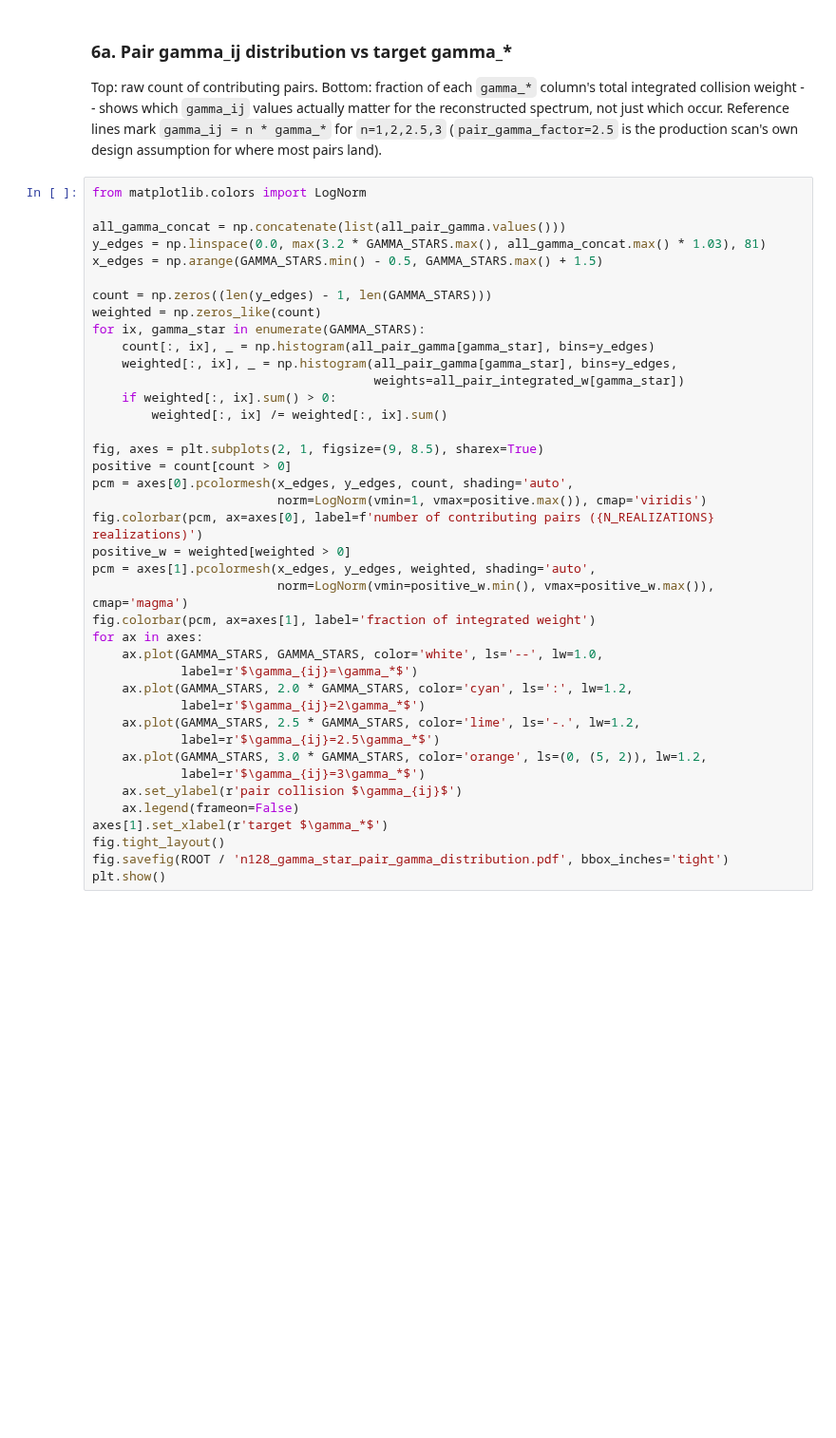
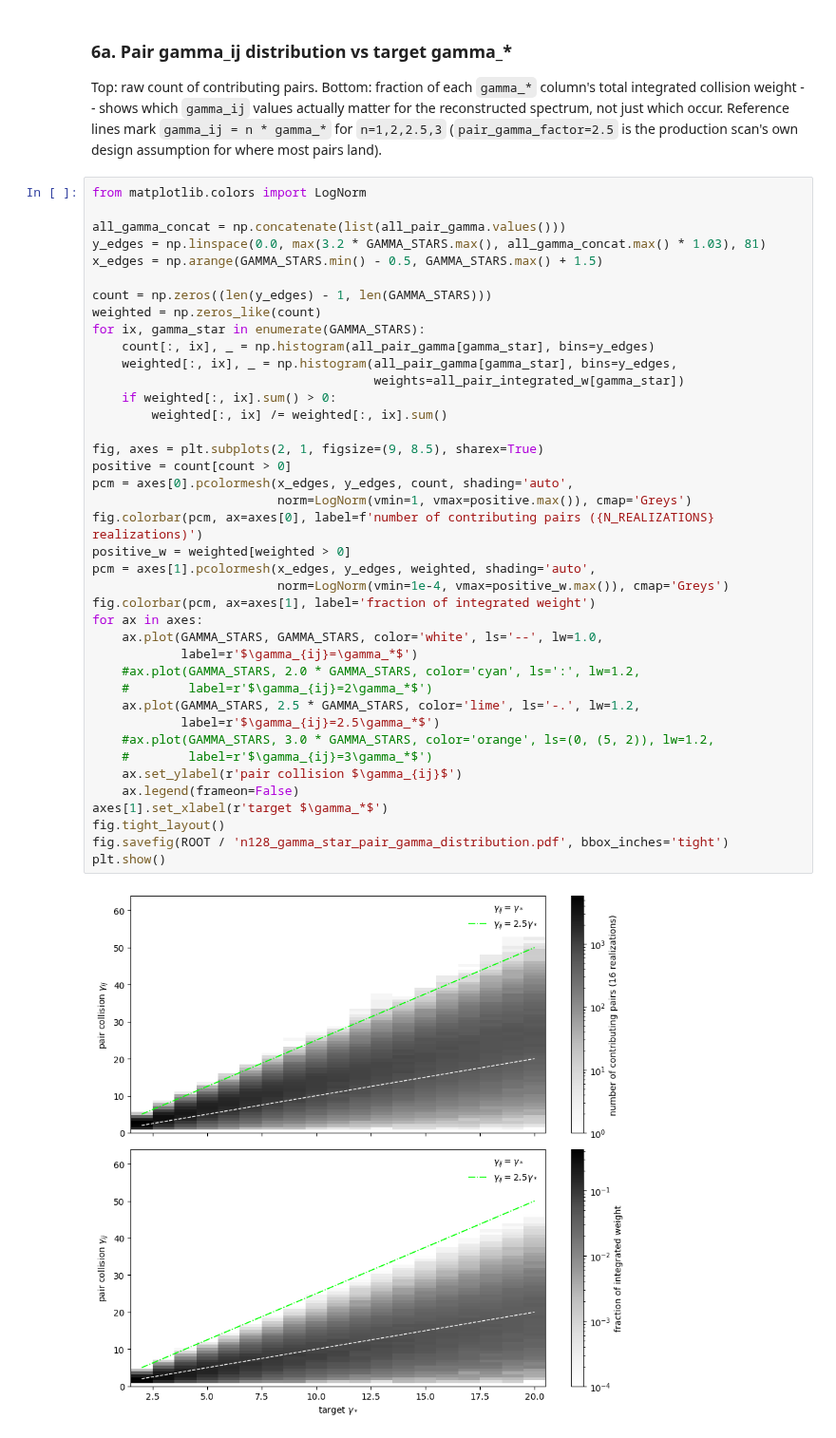
Before and after one commit to MSABuschmann/PhaseTransitionBuilder, a Jupyter notebook: notebooks/20_n128_gamma_star_family.ipynb, the cells around one changed output. Shown at 95% size. Saved outputs shown, nothing was run; the diff lists cells and outputs as text; blank space fills up the shorter version.

```diff
--- a/notebooks/20_n128_gamma_star_family.ipynb
+++ b/notebooks/20_n128_gamma_star_family.ipynb
@@ -419,37 +463,39 @@ all_gamma_concat = np.concatenate(list(all_pair_gamma.values()))
 y_edges = np.linspace(0.0, max(3.2 * GAMMA_STARS.max(), all_gamma_concat.max() * 1.03), 81)
 x_edges = np.arange(GAMMA_STARS.min() - 0.5, GAMMA_STARS.max() + 1.5)
 
 count = np.zeros((len(y_edges) - 1, len(GAMMA_STARS)))
 weighted = np.zeros_like(count)
 for ix, gamma_star in enumerate(GAMMA_STARS):
     count[:, ix], _ = np.histogram(all_pair_gamma[gamma_star], bins=y_edges)
     weighted[:, ix], _ = np.histogram(all_pair_gamma[gamma_star], bins=y_edges,
                                       weights=all_pair_integrated_w[gamma_star])
     if weighted[:, ix].sum() > 0:
         weighted[:, ix] /= weighted[:, ix].sum()
 
 fig, axes = plt.subplots(2, 1, figsize=(9, 8.5), sharex=True)
 positive = count[count > 0]
 pcm = axes[0].pcolormesh(x_edges, y_edges, count, shading='auto',
-                         norm=LogNorm(vmin=1, vmax=positive.max()), cmap='viridis')
+                         norm=LogNorm(vmin=1, vmax=positive.max()), cmap='Greys')
 fig.colorbar(pcm, ax=axes[0], label=f'number of contributing pairs ({N_REALIZATIONS} realizations)')
 positive_w = weighted[weighted > 0]
 pcm = axes[1].pcolormesh(x_edges, y_edges, weighted, shading='auto',
-                         norm=LogNorm(vmin=positive_w.min(), vmax=positive_w.max()), cmap='magma')
+                         norm=LogNorm(vmin=1e-4, vmax=positive_w.max()), cmap='Greys')
 fig.colorbar(pcm, ax=axes[1], label='fraction of integrated weight')
 for ax in axes:
     ax.plot(GAMMA_STARS, GAMMA_STARS, color='white', ls='--', lw=1.0,
             label=r'$\gamma_{ij}=\gamma_*$')
-    ax.plot(GAMMA_STARS, 2.0 * GAMMA_STARS, color='cyan', ls=':', lw=1.2,
-            label=r'$\gamma_{ij}=2\gamma_*$')
+    #ax.plot(GAMMA_STARS, 2.0 * GAMMA_STARS, color='cyan', ls=':', lw=1.2,
+    #        label=r'$\gamma_{ij}=2\gamma_*$')
     ax.plot(GAMMA_STARS, 2.5 * GAMMA_STARS, color='lime', ls='-.', lw=1.2,
             label=r'$\gamma_{ij}=2.5\gamma_*$')
-    ax.plot(GAMMA_STARS, 3.0 * GAMMA_STARS, color='orange', ls=(0, (5, 2)), lw=1.2,
-            label=r'$\gamma_{ij}=3\gamma_*$')
+    #ax.plot(GAMMA_STARS, 3.0 * GAMMA_STARS, color='orange', ls=(0, (5, 2)), lw=1.2,
+    #        label=r'$\gamma_{ij}=3\gamma_*$')
     ax.set_ylabel(r'pair collision $\gamma_{ij}$')
     ax.legend(frameon=False)
 axes[1].set_xlabel(r'target $\gamma_*$')
 fig.tight_layout()
 fig.savefig(ROOT / 'n128_gamma_star_pair_gamma_distribution.pdf', bbox_inches='tight')
 plt.show()
+# %% [output]
+[figure, added]
 # %% [markdown]
```
Also changed, not shown: parts of 8 cells of this notebook.
